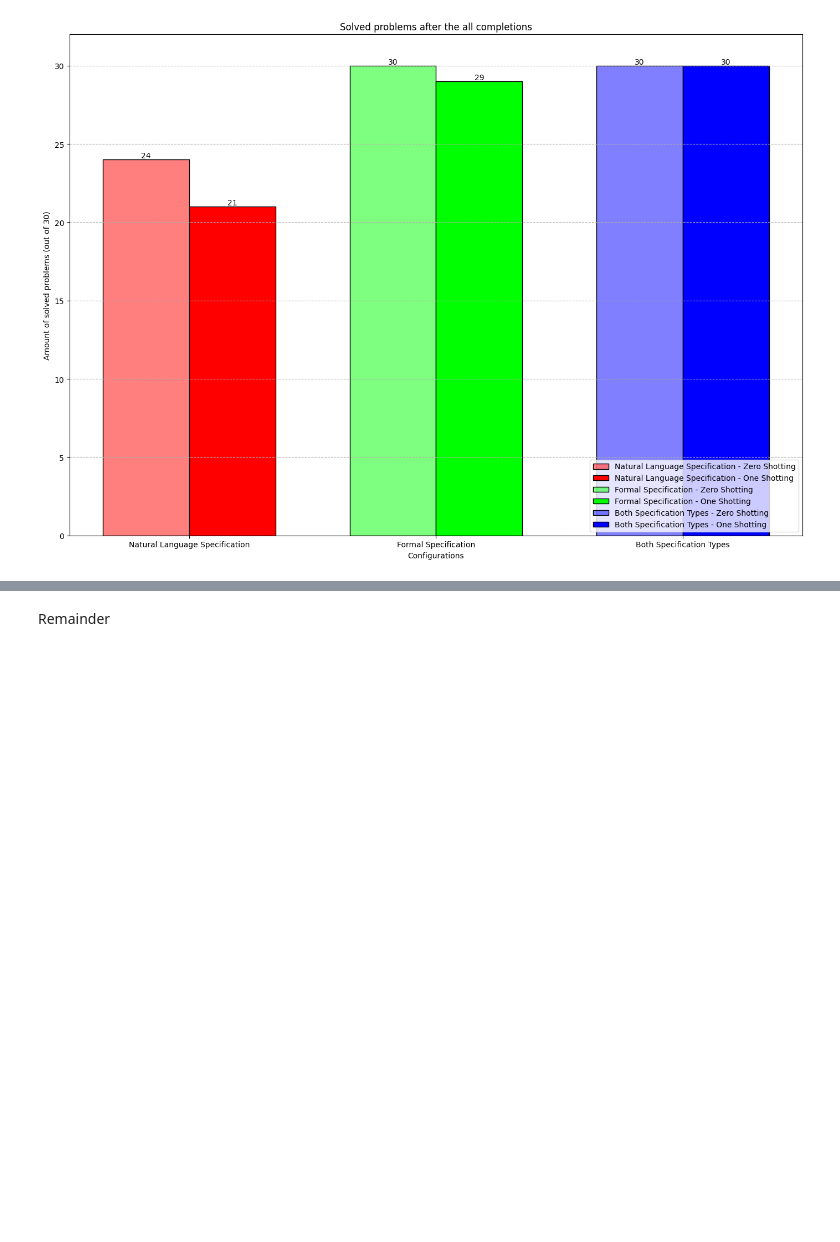
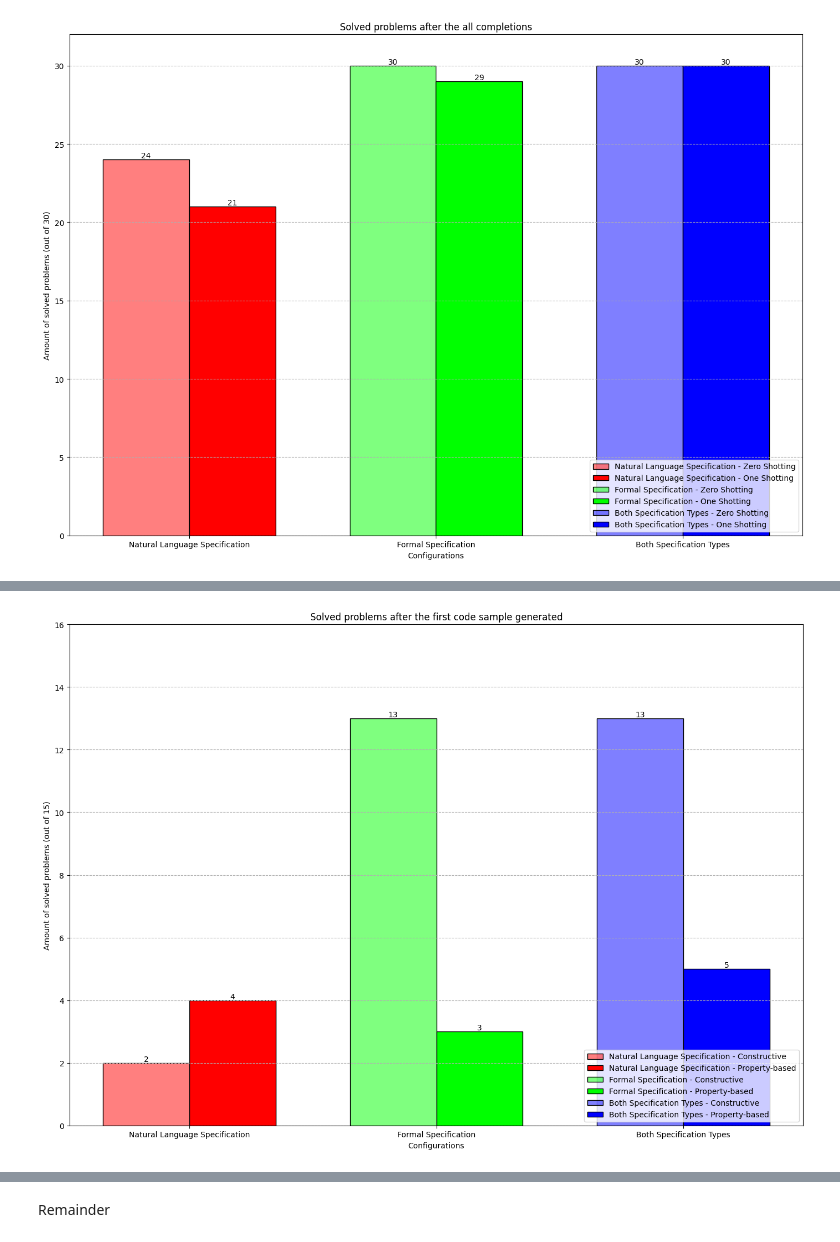
Before and after one commit to ASSERT-KTH/Vecogen, a Jupyter notebook: python_modules/graphs.ipynb, the cells around one changed output, grey strips where cells are left out. Saved outputs shown, nothing was run; the diff lists cells and outputs as text; code cells hidden in the pictures; blank space fills up the shorter version.

Commit message:
updated image, created docker

```diff
--- a/python_modules/graphs.ipynb
+++ b/python_modules/graphs.ipynb
@@ -303,0 +306,83 @@ for category, title, filename in zip(data,
+# %%
+import numpy as np
+import pandas as pd
+import matplotlib.pyplot as plt
+
+# Data
+data = [
+    'Amount of solved problems after the first code sample generated',
+    'Amount of solved problems after the initial completions',
+    'Final amount of solved problems after the all completions',
+]
+
+index = {
+    'Natural Language Specification - Constructive': [2, 9, 14],
+    'Natural Language Specification - Property-based': [4, 10, 13],
+    'Formal Specification - Constructive': [13, 14, 15],
+    'Formal Specification - Property-based': [3, 8, 10],
+    'Both Specification Types - Constructive': [13, 15, 15],
+    'Both Specification Types - Property-based': [5, 8, 13]
+}
+
+# Create DataFrame
+df = pd.DataFrame(index, index=data)
+
+# Extract configurations and methods
+configurations = [
+    'Natural Language Specification',
+    'Formal Specification',
+    'Both Specification Types'
+]
+methods = ['Constructive', 'Property-based']
+
+# Color mapping for configurations
+colors = {
+    'Natural Language Specification': (1, 0, 0, 0.5),
+    'Formal Specification': (0, 1, 0, 0.5),
+    'Both Specification Types': (0, 0, 1, 0.5)
+}
+
+# Define plotting function
+def plot_data(category_data, title, filename):
+    x = np.arange(len(configurations))  # the label locations
+    width = 0.35  # the width of the bars
+    fig, ax = plt.subplots(figsize=(14, 10))
+
+    # Plotting
+    for i, config in enumerate(configurations):
+        zero_shot_key = f"{config} - Constructive"
+        one_shot_key = f"{config} - Property-based"
+        zero_shot_val = category_data[zero_shot_key]
+        one_shot_val = category_data[one_shot_key]
+
+        bars1 = ax.bar(x[i] - width/2, zero_shot_val, width, label=f'{config} - Constructive', edgecolor='black', color=colors[config])
+        bars2 = ax.bar(x[i] + width/2, one_shot_val, width, label=f'{config} - Property-based', edgecolor='black', color=colors[config], alpha=1)
+
+        ax.text(x[i] - width/2, zero_shot_val, f'{zero_shot_val}', ha='center', va='bottom', fontsize=10)
+        ax.text(x[i] + width/2, one_shot_val, f'{one_shot_val}', ha='center', va='bottom', fontsize=10)
+
+    # Add some text for labels, title and custom x-axis tick labels, etc.
+    ax.set_xlabel('Configurations')
+    ax.set_ylabel('Amount of solved problems (out of 15)')
+    ax.set_title(title)
+    ax.set_xticks(x)
+    ax.set_xticklabels(configurations)
+    ax.legend(loc='lower right')
+    ax.grid(axis='y', linestyle='--')
+    ax.set_ylim(0, 16)
+
+    # Show the plot
+    plt.tight_layout()
+    plt.show()
+
+    # Export the plot
+    fig.savefig(filename)
+
+# Plot each category
+for category, title, filename in zip(data,
+                                     ['Solved problems after the first code sample generated', 'Solved problems after the initial completions', 'Solved problems after the all completions'],
+                                     ['../figures/passafterone_dataset.png', '../figures/passafterinitial_dataset.png', '../figures/passfinal_dataset.png']):
+    category_data = df.loc[category]
+    plot_data(category_data, title, filename)
+# %% [output]
+[figure, added]
```
Also changed, not shown: parts of 3 cells of this notebook, 7 other files.
